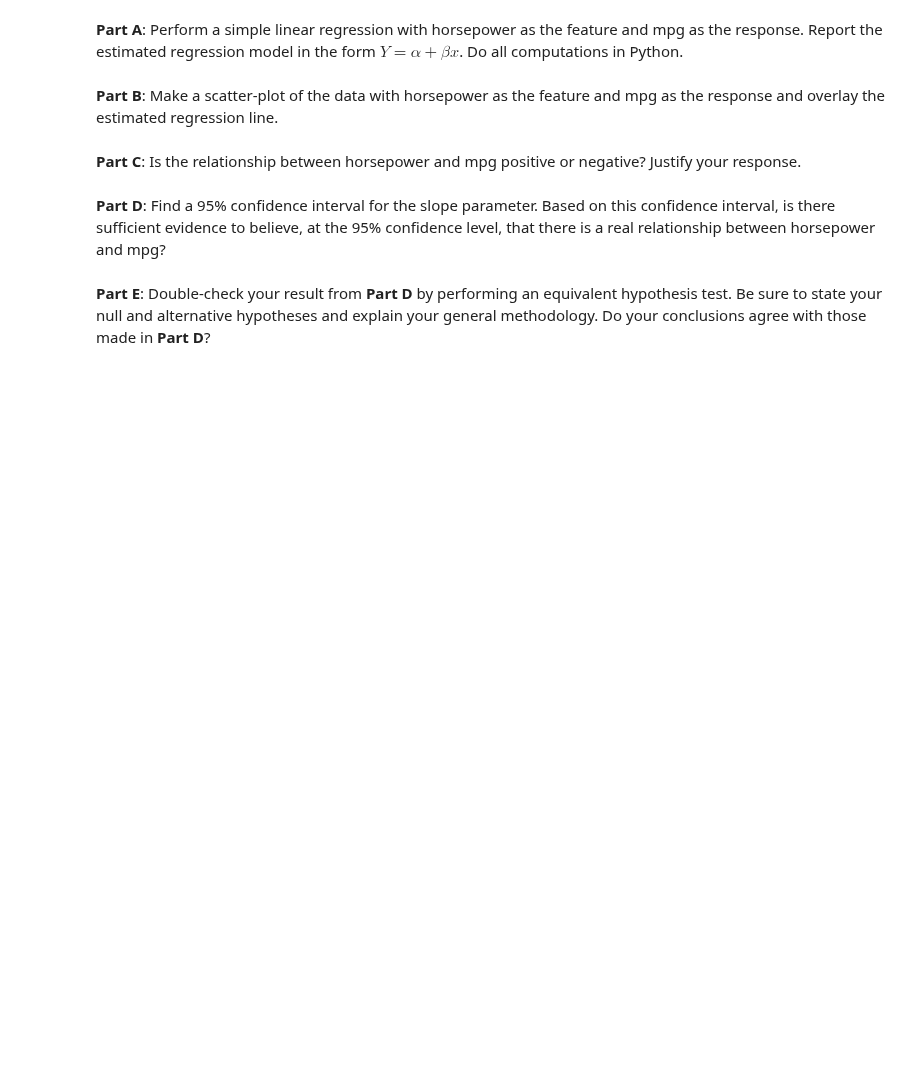
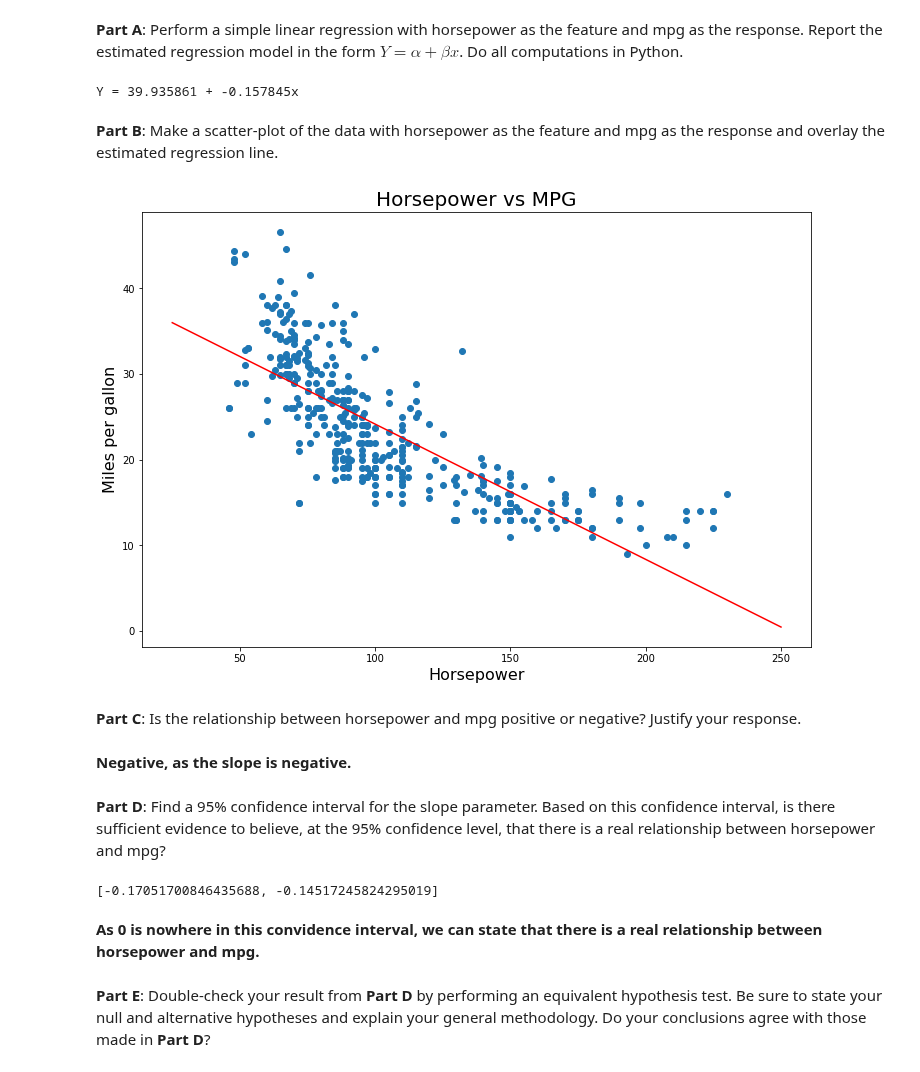
Before and after one commit to scuthbert/DataScience, a Jupyter notebook: hmwk/hmwk06/hmwk06.ipynb, the cells around one changed output. Saved outputs shown, nothing was run; the diff lists cells and outputs as text; code cells hidden in the pictures; blank space fills up the shorter version.

```diff
--- a/hmwk/hmwk06/hmwk06.ipynb
+++ b/hmwk/hmwk06/hmwk06.ipynb
@@ -297,3 +303,6 @@ print()
 ***
 
 The data in auto.csv contains information on cars from the 1970s and 1980s. In this exercise you will construct a simple linear regression model for the response variable mpg with horsepower as the feature. Load the data into a Pandas DataFrame.
+# %%
+dfAuto = pd.read_csv('data/auto.csv')
+dfAuto.head()
@@ -300,10 +316,40 @@ The data in auto.csv contains information on cars from the 1970s and 1980s. In t
 # %% [markdown]
 **Part A**: Perform a simple linear regression with horsepower as the feature and mpg as the response.  Report the estimated regression model in the form $Y = \alpha + \beta x$. Do all computations in Python.
+# %%
+slope, intercept, r_value, p_value, std_err = stats.linregress(dfAuto["horsepower"], dfAuto["mpg"])
+print("Y = {0:3f} + {1:3f}x".format(intercept, slope))
+# %% [output]
+Y = 39.935861 + -0.157845x
 # %% [markdown]
 **Part B**: Make a scatter-plot of the data with horsepower as the feature and mpg as the response and overlay the estimated regression line.
+# %%
+fig, ax = plt.subplots(nrows=1, ncols=1, figsize=(12,8))
+
+x = np.linspace(25,250,100)
+y = intercept + slope * x
+
+ax.set_title("Horsepower vs MPG", fontsize=20)
+ax.set_xlabel("Horsepower", fontsize=16)
+ax.set_ylabel("Miles per gallon", fontsize=16);
+ax.scatter(dfAuto["horsepower"], dfAuto["mpg"])
+ax.plot(x, y, color="red")
+
+plt.show()
+# %% [output]
+[figure, added]
 # %% [markdown]
 **Part C**: Is the relationship between horsepower and mpg positive or negative? Justify your response.
+# %% [markdown]
+**Negative, as the slope is negative.**
 # %% [markdown]
 **Part D**: Find a 95% confidence interval for the slope parameter.  Based on this confidence interval, is there sufficient evidence to believe, at the 95% confidence level, that there is a real relationship between horsepower and mpg?
+# %%
+tv = stats.t.ppf(0.975, len(dfAuto["horsepower"]) - 2)
+CI = [slope - tv * std_err, slope + tv * std_err]
+print(CI)
+# %% [output]
+[-0.17051700846435688, -0.14517245824295019]
+# %% [markdown]
+**As 0 is nowhere in this convidence interval, we can state that there is a real relationship between horsepower and mpg.**
 # %% [markdown]
 **Part E**: Double-check your result from **Part D** by performing an equivalent hypothesis test.  Be sure to state your null and alternative hypotheses and explain your general methodology.  Do your conclusions agree with those made in **Part D**?
```
Also changed, not shown: parts of 10 cells of this notebook.
